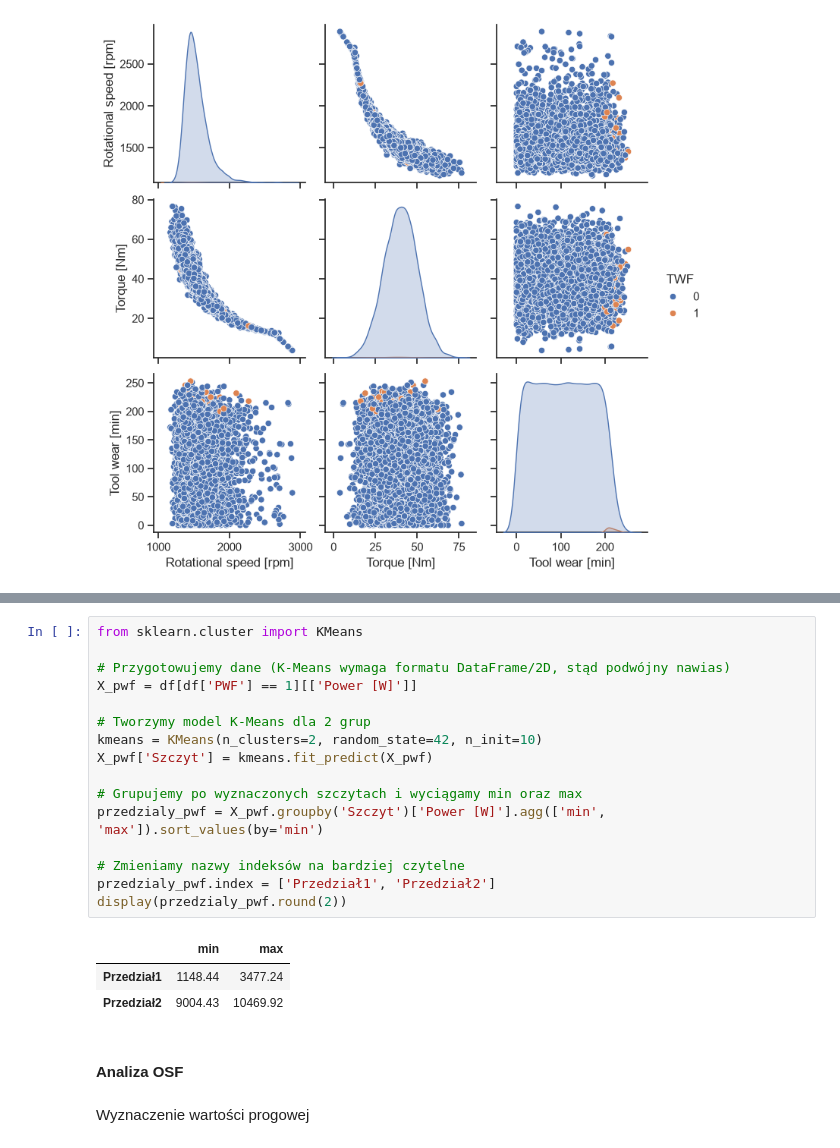
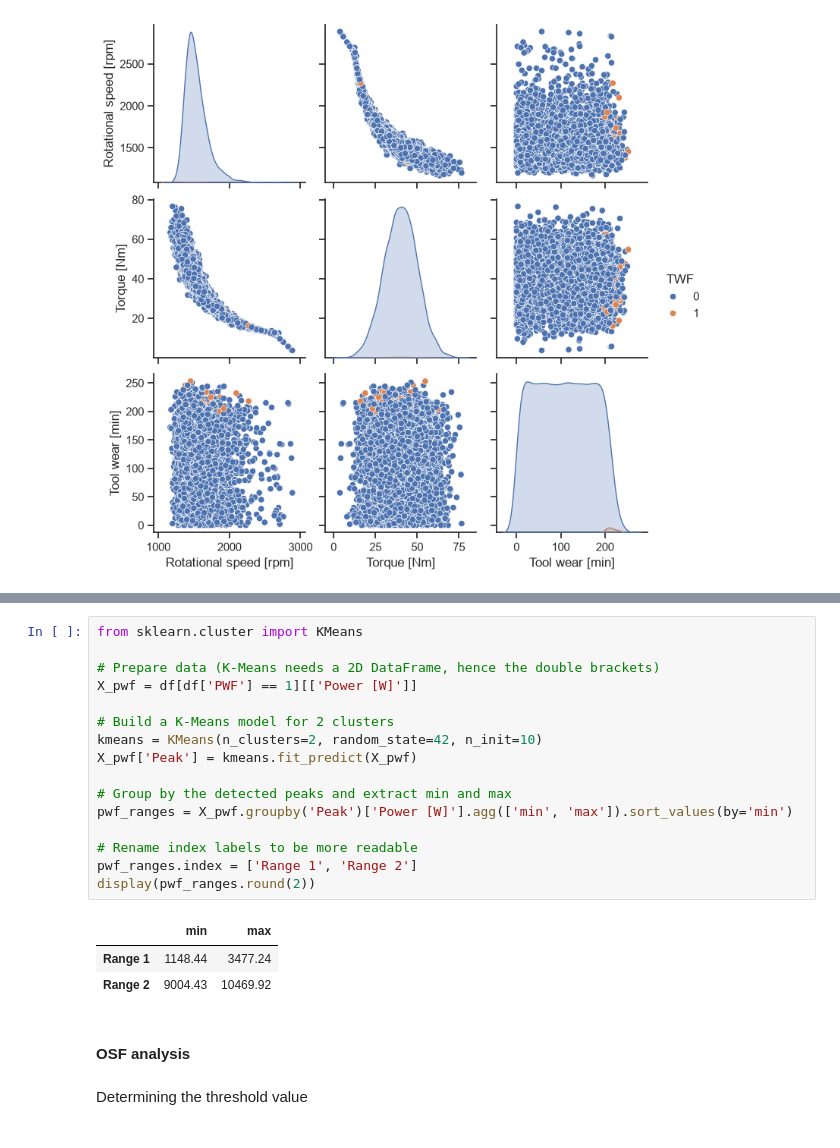
Before and after one commit to KacperKnapek/Machine-failure-prediction, a Jupyter notebook: notebooks/01_eda.ipynb, the cells around one changed output, grey strips where cells are left out. Drawn from its saved outputs; the diff is of its cells as text.

```diff
--- a/notebooks/01_eda.ipynb
+++ b/notebooks/01_eda.ipynb
@@ -499,25 +498,25 @@ Sprawdzenie punktu podziału
 # %%
 from sklearn.cluster import KMeans
 
-# Przygotowujemy dane (K-Means wymaga formatu DataFrame/2D, stąd podwójny nawias)
+# Prepare data (K-Means needs a 2D DataFrame, hence the double brackets)
 X_pwf = df[df['PWF'] == 1][['Power [W]']]
 
-# Tworzymy model K-Means dla 2 grup
+# Build a K-Means model for 2 clusters
 kmeans = KMeans(n_clusters=2, random_state=42, n_init=10)
-X_pwf['Szczyt'] = kmeans.fit_predict(X_pwf)
+X_pwf['Peak'] = kmeans.fit_predict(X_pwf)
 
-# Grupujemy po wyznaczonych szczytach i wyciągamy min oraz max
-przedzialy_pwf = X_pwf.groupby('Szczyt')['Power [W]'].agg(['min', 'max']).sort_values(by='min')
+# Group by the detected peaks and extract min and max
+pwf_ranges = X_pwf.groupby('Peak')['Power [W]'].agg(['min', 'max']).sort_values(by='min')
 
-# Zmieniamy nazwy indeksów na bardziej czytelne
-przedzialy_pwf.index = ['Przedział1', 'Przedział2']
-display(przedzialy_pwf.round(2))
+# Rename index labels to be more readable
+pwf_ranges.index = ['Range 1', 'Range 2']
+display(pwf_ranges.round(2))
 # %% [output]
 |  | min | max |
-| Przedział1 | 1148.44 | 3477.24 |
-| Przedział2 | 9004.43 | 10469.92 |
+| Range 1 | 1148.44 | 3477.24 |
+| Range 2 | 9004.43 | 10469.92 |
 # %% [markdown]
-#### Analiza OSF
+#### OSF analysis
 # %% [markdown]
-Wyznaczenie wartości progowej
+Determining the threshold value
 # %%
```
Also changed, not shown: parts of 67 cells of this notebook, 18 other files.
